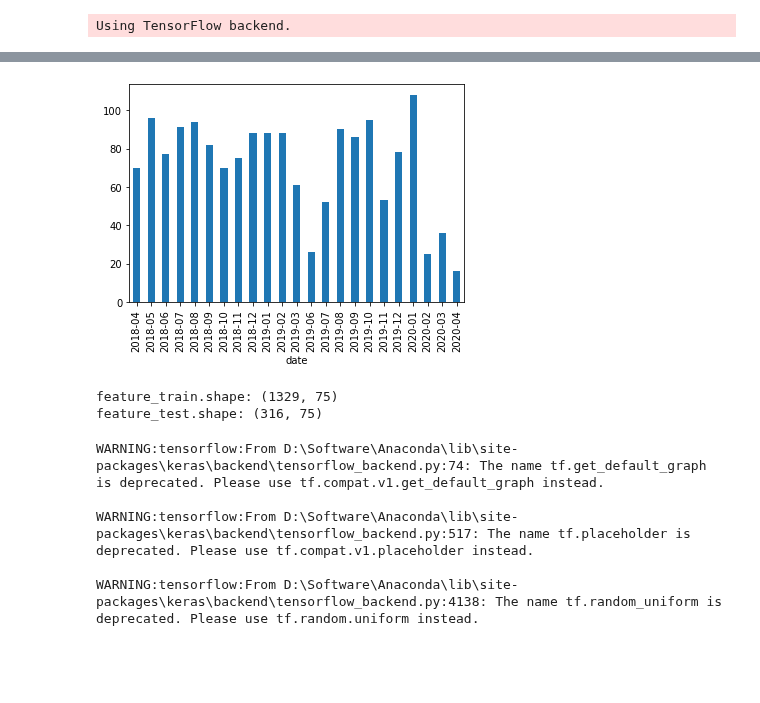
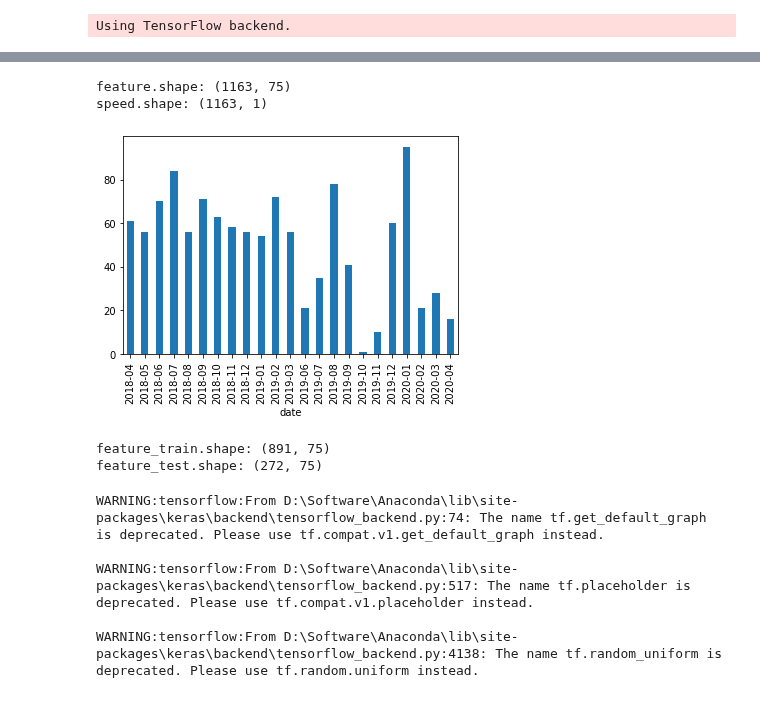
Before and after one commit to AiZhanghan/gearbox-fault-detection, a Jupyter notebook: code/train/li_niu_ping/2.ipynb, the cells around one changed output, grey strips where cells are left out. Cells and saved outputs as stored; diff of their text form; code cells hidden in the pictures; blank space fills up the shorter version.

```diff
--- a/code/train/li_niu_ping/2.ipynb
+++ b/code/train/li_niu_ping/2.ipynb
@@ -15,7 +15,7 @@ Using TensorFlow backend.
 # reload(Reader)
 # %%
 feature_path = r"D:/Workspace/python_workspace/gearbox-fault-detection/local/feature/li_niu_ping/"
-# speed_path = r"D:\Workspace\python_workspace\gearbox-fault-detection\local\rotating_speed\li_niu_ping"
+speed_path = r"D:\Workspace\python_workspace\gearbox-fault-detection\local\rotating_speed\li_niu_ping"
 wind_turbine = "2"
 sensors = (
     "gearbox",
@@ -25,7 +25,7 @@ sensors = (
 # %%
 reader = Reader.Reader()
 feature = reader.read_feature(os.path.join(feature_path, wind_turbine), sensors)
-# speed = reader.read_speed(os.path.join(speed_path, wind_turbine), sensors)
-
-toolkit.print_shape(feature=feature)
+speed = reader.read_speed(os.path.join(speed_path, wind_turbine), sensors)
+feature = feature.loc[speed.index]
+toolkit.print_shape(feature=feature, speed=speed)
 # %% [output]
@@ -35,18 +39,20 @@ feature.shape: (1645, 75)
 # %%
-# feature = feature[speed.speed >= 1000]
-# speed = speed[speed.speed >= 1000]
+feature = feature[speed.speed >= 250]
+speed = speed[speed.speed >= 250]
 
-# toolkit.print_shape(feature=feature, speed=speed)
+toolkit.print_shape(feature=feature, speed=speed)
 
 visualization.data_distribution(feature)
 # %% [output]
+feature.shape: (1163, 75)
+speed.shape: (1163, 1)
-[figure, old version]
+[figure, new version]
 # %%
 # 划分train set, test set
 train_start = "2018-04"
-train_end = "2019-10"
+train_end = "2019-08"
 
-test_start = "2019-11"
+test_start = "2019-09"
 test_end = "2020"
 
 feature_train = feature[train_start: train_end]
@@ -57,8 +63,8 @@ feature_test = feature[test_start: test_end]
 
 toolkit.print_shape(feature_train=feature_train, feature_test=feature_test)
 # %% [output]
-feature_train.shape: (1329, 75)
-feature_test.shape: (316, 75)
+feature_train.shape: (891, 75)
+feature_test.shape: (272, 75)
 # %%
 feature_test = feature
 # speed_test = speed
```
Also changed, not shown: parts of 8 cells of this notebook, 24 other files.
